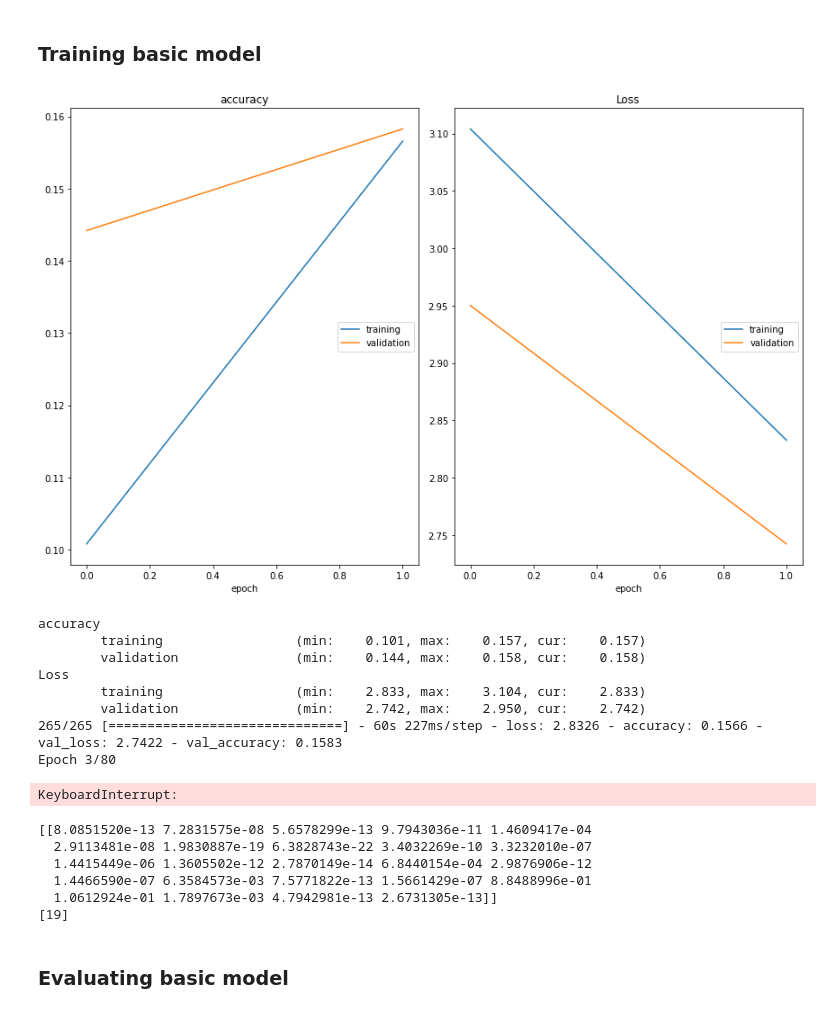
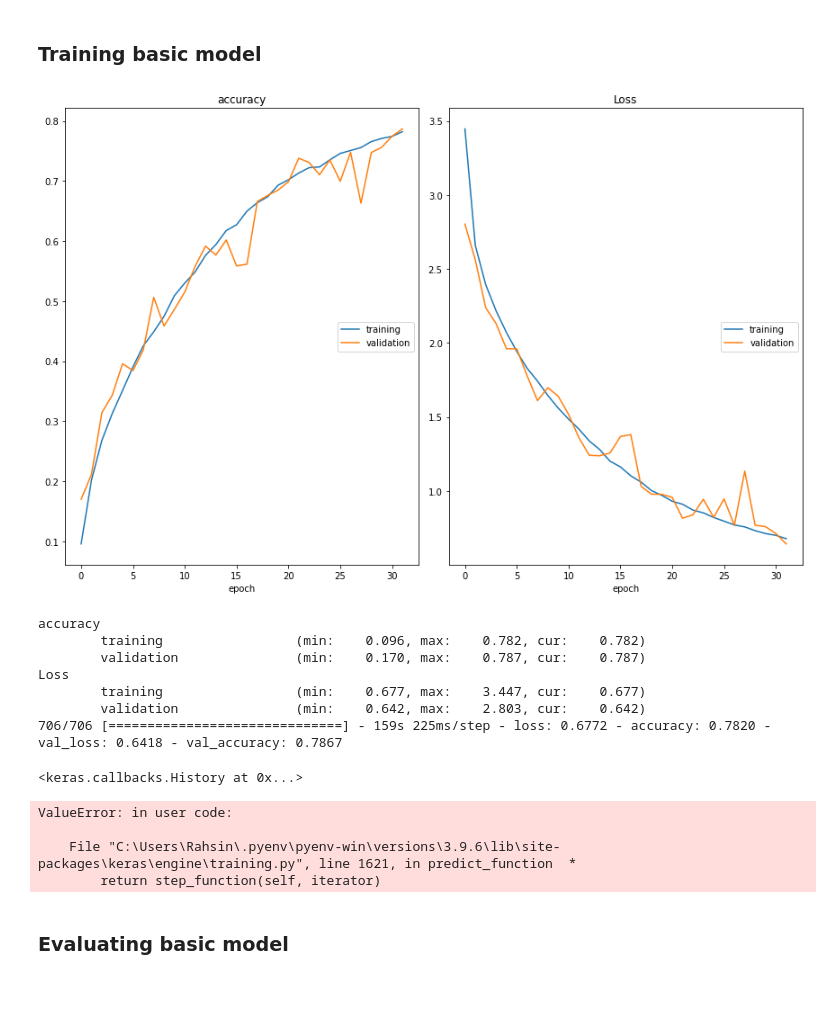
Before and after one commit to mir-rahsin-mulk/ASL-fingerspelling, a Jupyter notebook: ASLPython/asl_recognition.ipynb, the cells around one changed output. Saved outputs shown, nothing was run; the diff lists cells and outputs as text; code cells hidden in the pictures.

```diff
--- a/ASLPython/asl_recognition.ipynb
+++ b/ASLPython/asl_recognition.ipynb
@@ -29,8 +29,11 @@ import tensorflow as tf
 # import seaborn as sn
 import pandas as pd
 
+from livelossplot import PlotLossesKeras
+
 models_dir = 'models'
-data_dir = 'data'
+# data_dir = 'data'
+data_dir = 'data2'
 bottleneck_feat_dir = 'bottleneck_features'
 # %% [markdown]
 ### Dividing data into training, validation, and testing sets
@@ -134,10 +139,11 @@ valid_data, valid_targets = valid
 # %% [markdown]
 ### Preparing the model
 # %%
+basic_img_size = 160
 # Preprocessing data fro Keras (TensorFlow backend)
 def path_to_tensor(img_path):
     # Loads image as PIL.Image.Image type
-    img = image.load_img(img_path, target_size=(224, 224), grayscale=False)
+    img = image.load_img(img_path, target_size=(basic_img_size, basic_img_size), grayscale=False)
     # Convert PIL.Image.Image type to 3D tensor with shape (224, 224, 1)
     x = image.img_to_array(img)
     # convert 3D tensor to 4D tensor with shape (1, 224, 224, 1) and return 4D tensor
@@ -168,7 +172,7 @@ from livelossplot import PlotLossesKeras
 model = Sequential()
 #Convo 224, 224, 1
 model.add(Conv2D(filters=16, kernel_size=2, padding='same', activation='relu',
-                        input_shape=(224, 224, 3)))
+                        input_shape=(basic_img_size, basic_img_size, 3)))
 #
 model.add(MaxPooling2D(pool_size=2))
 #
@@ -211,27 +215,27 @@ model.compile(optimizer='rmsprop', loss='categorical_crossentropy', metrics=['ac
 # %%
 from keras.callbacks import ModelCheckpoint
 
 epochs = 32
+batch_size=20
 
 # Create a saved models directory
 if not os.path.exists(models_dir):
     os.makedirs(models_dir)
 
 checkpointer = ModelCheckpoint(filepath=f'{models_dir}/weights.best.from_scratch.hdf5',
                                verbose=1, save_best_only=True)
 
 model.fit(train_tensors, train_targets,
           validation_data=(valid_tensors, valid_targets),
-          epochs=epochs, batch_size=20, callbacks=[checkpointer, PlotLossesKeras()], verbose=1)
+          epochs=epochs, batch_size=batch_size, callbacks=[checkpointer, PlotLossesKeras()], verbose=1)
 # %% [output]
-[figure, old version]
+[figure, new version]
 accuracy
-        training                 (min:    0.101, max:    0.157, cur:    0.157)
-        validation               (min:    0.144, max:    0.158, cur:    0.158)
+        training                 (min:    0.096, max:    0.782, cur:    0.782)
+        validation               (min:    0.170, max:    0.787, cur:    0.787)
 Loss
-        training                 (min:    2.833, max:    3.104, cur:    2.833)
-        validation               (min:    2.742, max:    2.950, cur:    2.742)
-265/265 [==============================] - 60s 227ms/step - loss: 2.8326 - accuracy: 0.1566 - val_loss: 2.7422 - val_accuracy: 0.1583
-Epoch 3/80
+        training                 (min:    0.677, max:    3.447, cur:    0.677)
+        validation               (min:    0.642, max:    2.803, cur:    0.642)
+706/706 [==============================] - 159s 225ms/step - loss: 0.6772 - accuracy: 0.7820 - val_loss: 0.6418 - val_accuracy: 0.7867
-KeyboardInterrupt:
+<keras.callbacks.History at 0x...>
 # %%
@@ -246,20 +250,18 @@ def img_resize(width, height, img_file, new_name=None):
     img.save(img_path)
     return img_path
 
-img_path = img_resize(224, 224, "A.png", "A.png")
+img_path = img_resize(basic_img_size, basic_img_size, "hand.jpg", "hand.jpg")
 tensor = path_to_tensor(img_path)
-
+model = tf.keras.models.load_model("models/basic_h5_model_epoch32.h5")
 prediction = (model.predict(tensor))
 classification = np.argmax(prediction,axis=1)
 print(prediction)
 print(classification)
 # %% [output]
-[[8.0851520e-13 7.2831575e-08 5.6578299e-13 9.7943036e-11 1.4609417e-04
-  2.9113481e-08 1.9830887e-19 6.3828743e-22 3.4032269e-10 3.3232010e-07
-  1.4415449e-06 1.3605502e-12 2.7870149e-14 6.8440154e-04 2.9876906e-12
-  1.4466590e-07 6.3584573e-03 7.5771822e-13 1.5661429e-07 8.8488996e-01
-  1.0612924e-01 1.7897673e-03 4.7942981e-13 2.6731305e-13]]
-[19]
+ValueError: in user code:
+
+    File "C:\Users\Rahsin\.pyenv\pyenv-win\versions\3.9.6\lib\site-packages\keras\engine\training.py", line 1621, in predict_function  *
+        return step_function(self, iterator)
 # %% [markdown]
 ### Evaluating basic model
 # %%
```
Also changed, not shown: parts of 28 cells of this notebook, 14 other files.
